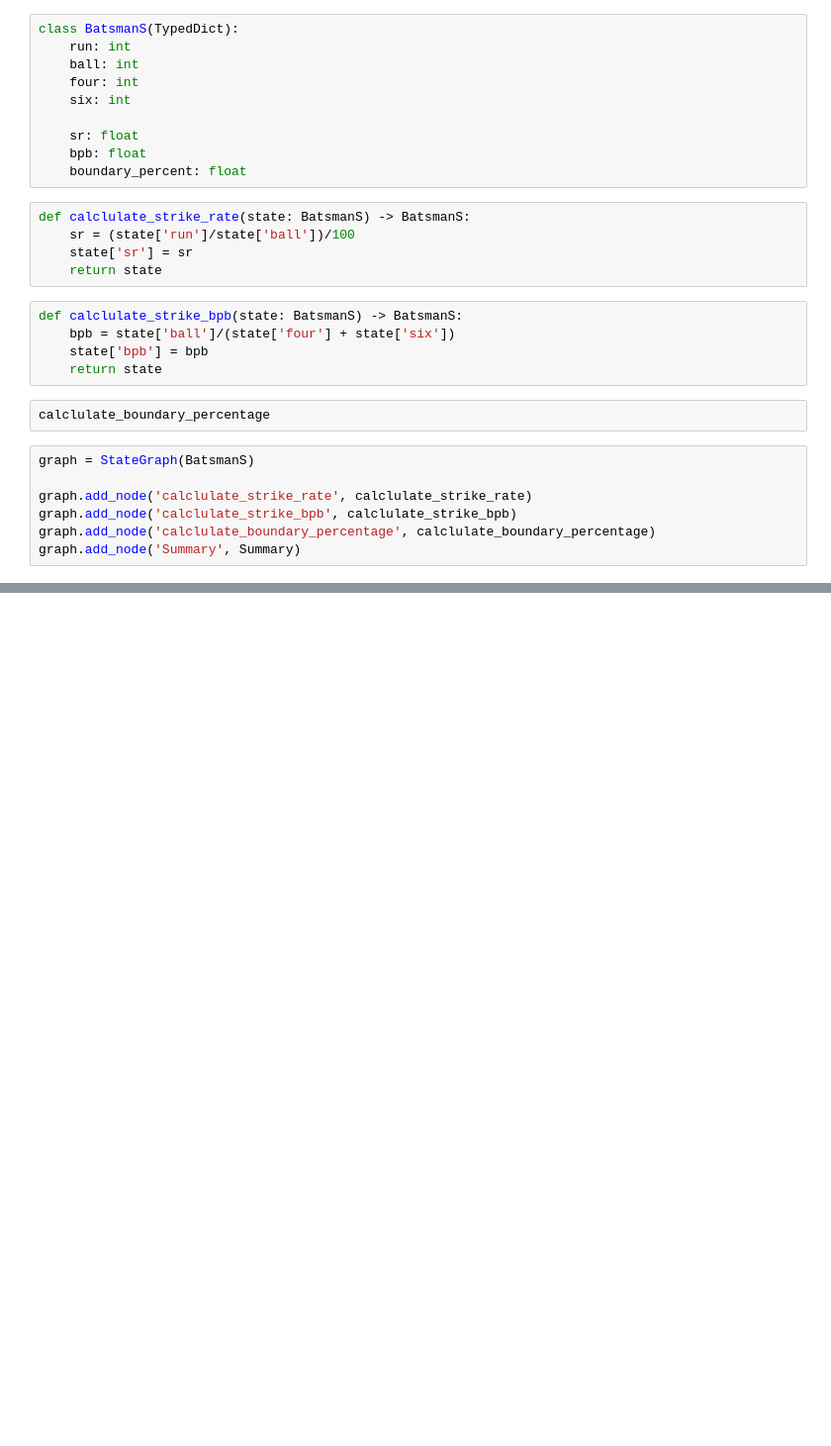
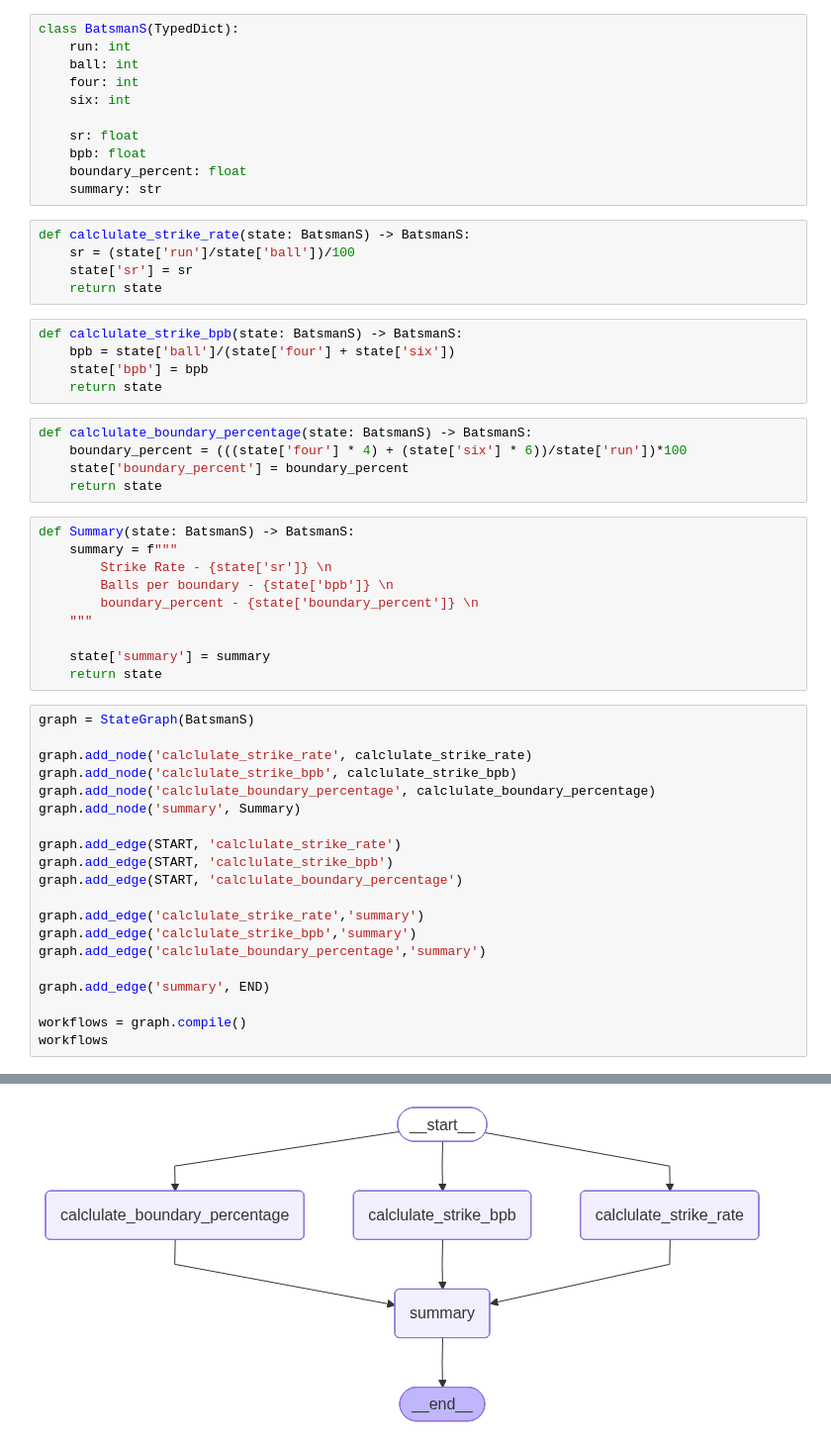
Before and after one commit to bilalmalikx/langgraph-multi-agent-system, a Jupyter notebook: 04-parallel_workflow.ipynb, the cells around one changed output, grey strips where cells are left out. Shown at 99% size. Saved outputs shown, nothing was run; the diff lists cells and outputs as text; blank space fills up the shorter version.

Commit message:
Learned and understood the complete workflows

```diff
--- a/04-parallel_workflow.ipynb
+++ b/04-parallel_workflow.ipynb
@@ -11,6 +11,7 @@ class BatsmanS(TypedDict):
     sr: float
     bpb: float
     boundary_percent: float
+    summary: str
 # %%
 def calclulate_strike_rate(state: BatsmanS) -> BatsmanS:
     sr = (state['run']/state['ball'])/100
@@ -22,12 +23,38 @@ def calclulate_strike_bpb(state: BatsmanS) -> BatsmanS:
     state['bpb'] = bpb
     return state
 # %%
-calclulate_boundary_percentage
+def calclulate_boundary_percentage(state: BatsmanS) -> BatsmanS:
+    boundary_percent = (((state['four'] * 4) + (state['six'] * 6))/state['run'])*100
+    state['boundary_percent'] = boundary_percent
+    return state
+# %%
+def Summary(state: BatsmanS) -> BatsmanS:
+    summary = f"""
+        Strike Rate - {state['sr']} \n
+        Balls per boundary - {state['bpb']} \n
+        boundary_percent - {state['boundary_percent']} \n
+    """
+
+    state['summary'] = summary
+    return state
 # %%
 graph = StateGraph(BatsmanS)
 
 graph.add_node('calclulate_strike_rate', calclulate_strike_rate)
 graph.add_node('calclulate_strike_bpb', calclulate_strike_bpb)
 graph.add_node('calclulate_boundary_percentage', calclulate_boundary_percentage)
-graph.add_node('Summary', Summary)
+graph.add_node('summary', Summary)
+
+graph.add_edge(START, 'calclulate_strike_rate')
+graph.add_edge(START, 'calclulate_strike_bpb')
+graph.add_edge(START, 'calclulate_boundary_percentage')
+
+graph.add_edge('calclulate_strike_rate','summary')
+graph.add_edge('calclulate_strike_bpb','summary')
+graph.add_edge('calclulate_boundary_percentage','summary')
+
+graph.add_edge('summary', END)
+
+workflows = graph.compile()
+workflows
 # %% [output]
@@ -34,0 +61 @@ NameError: name 'calclulate_boundary_percentage' is not defined
+[figure, added]
```
Also changed, not shown: parts of 2 cells of this notebook.
